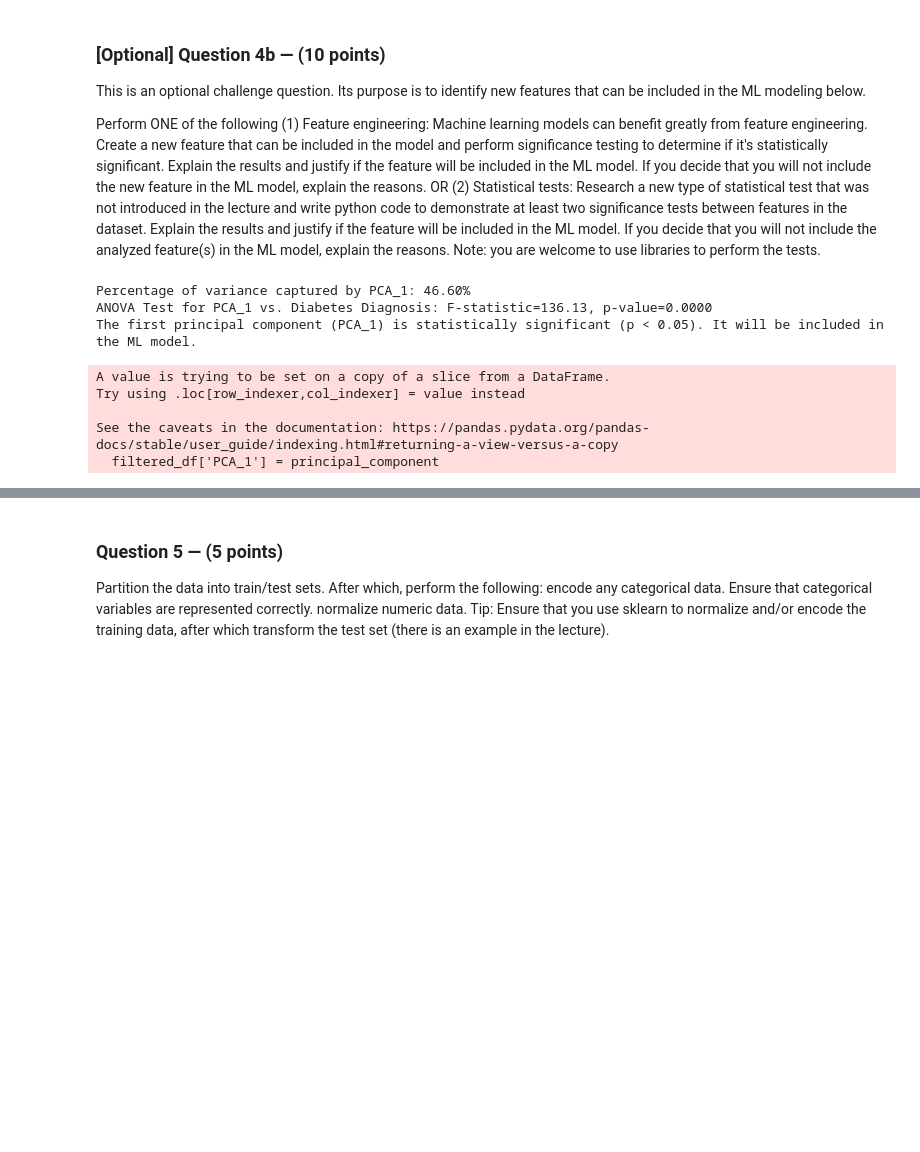
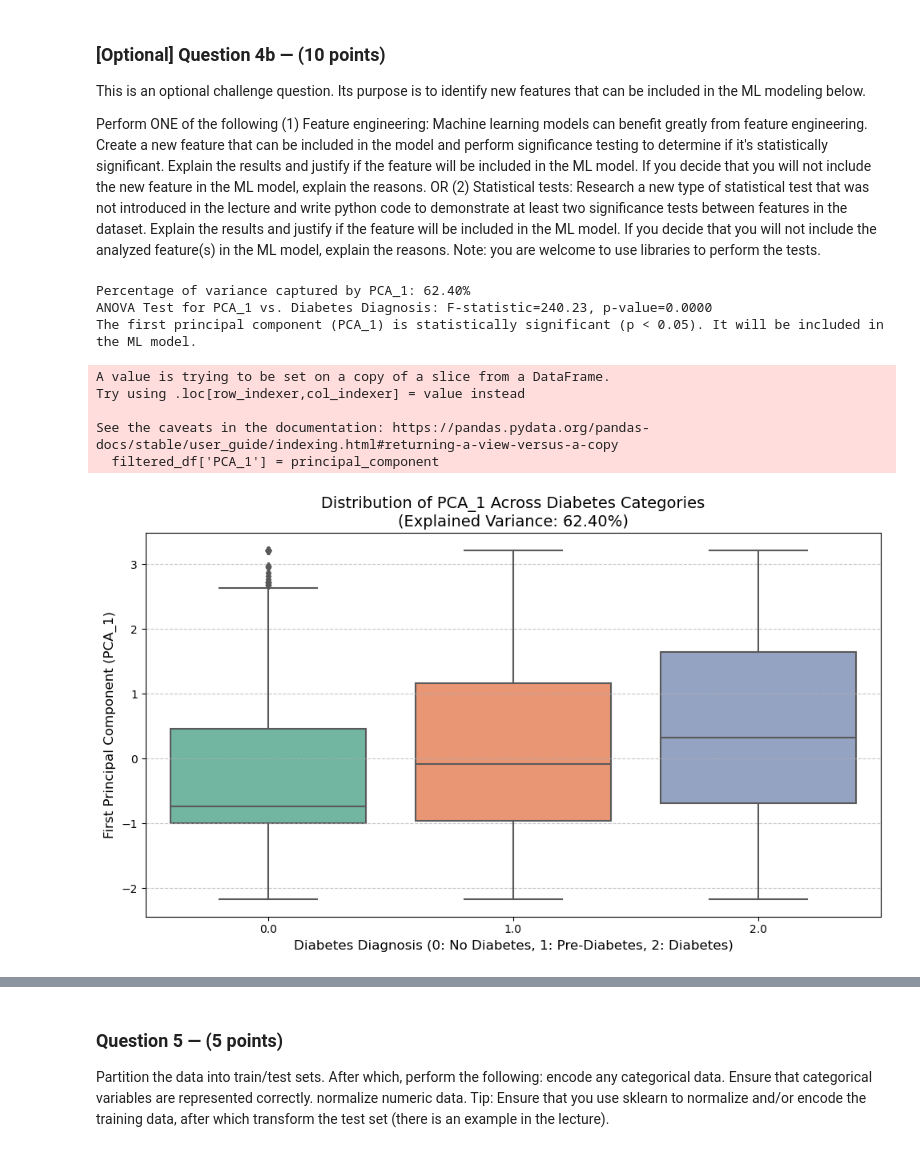
Before and after one commit to EvelynAltpeter/Practicum3, a Jupyter notebook: Practicum3.ipynb, the cells around one changed output, grey strips where cells are left out. Cells and saved outputs as stored; diff of their text form; code cells hidden in the pictures; blank space fills up the shorter version.

```diff
--- a/Practicum3.ipynb
+++ b/Practicum3.ipynb
@@ -226,7 +232,7 @@ OR
 (2) Statistical tests: Research a new type of statistical test that was not introduced in the lecture and write python code to demonstrate at least two significance tests between features in the dataset. Explain the results and justify if the feature will be included in the ML model. If you decide that you will not include the analyzed feature(s) in the ML model, explain the reasons. Note: you are welcome to use libraries to perform the tests.
 # %%
 # Selecting the continuous variables to apply PCA
-cont_cols = ['BMI', 'MentHlth', 'PhysHlth']
+cont_cols = ['GenHlth', 'MentHlth', 'PhysHlth']
 
 # Standardize the data (important for PCA)
 scaler = StandardScaler()
@@ -261,11 +267,29 @@ if anova_result.pvalue < 0.05:
 else:
     print("The first principal component (PCA_1) is NOT statistically significant (p >= 0.05). It will NOT be included in the ML model.\n")
 # %% [output]
-Percentage of variance captured by PCA_1: 46.60%
-ANOVA Test for PCA_1 vs. Diabetes Diagnosis: F-statistic=136.13, p-value=0.0000
+Percentage of variance captured by PCA_1: 62.40%
+ANOVA Test for PCA_1 vs. Diabetes Diagnosis: F-statistic=240.23, p-value=0.0000
 The first principal component (PCA_1) is statistically significant (p < 0.05). It will be included in the ML model.
 A value is trying to be set on a copy of a slice from a DataFrame.
 Try using .loc[row_indexer,col_indexer] = value instead
 
 See the caveats in the documentation: https://pandas.pydata.org/pandas-docs/stable/user_guide/indexing.html#returning-a-view-versus-a-copy
   filtered_df['PCA_1'] = principal_component
+# %%
+# Set up the plot
+plt.figure(figsize=(10, 6))
+sns.boxplot(x='Diabetes_012', y='PCA_1', data=filtered_df, palette='Set2')
+
+# Add title and labels
+plt.title(f'Distribution of PCA_1 Across Diabetes Categories\n(Explained Variance: {explained_variance:.2f}%)', fontsize=14)
+plt.xlabel('Diabetes Diagnosis (0: No Diabetes, 1: Pre-Diabetes, 2: Diabetes)', fontsize=12)
+plt.ylabel('First Principal Component (PCA_1)', fontsize=12)
+
+# Show gridlines
+plt.grid(axis='y', linestyle='--', alpha=0.7)
+
+# Display the plot
+plt.tight_layout()
+plt.show()
+# %% [output]
+[figure, added]
```
Also changed, not shown: parts of 4 cells of this notebook.
